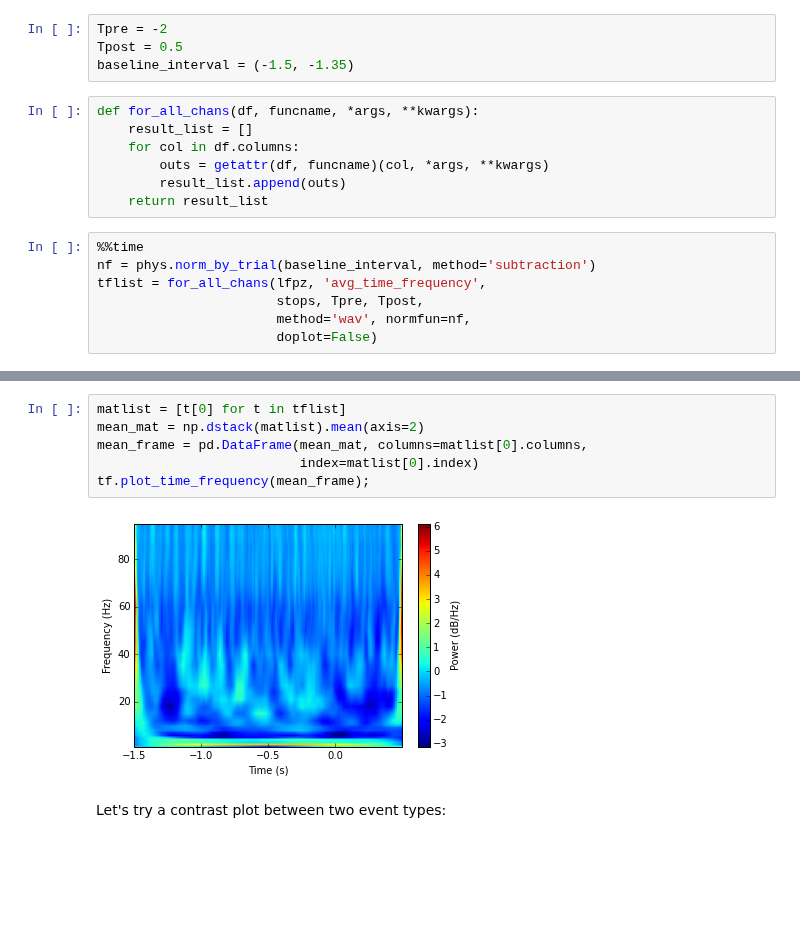
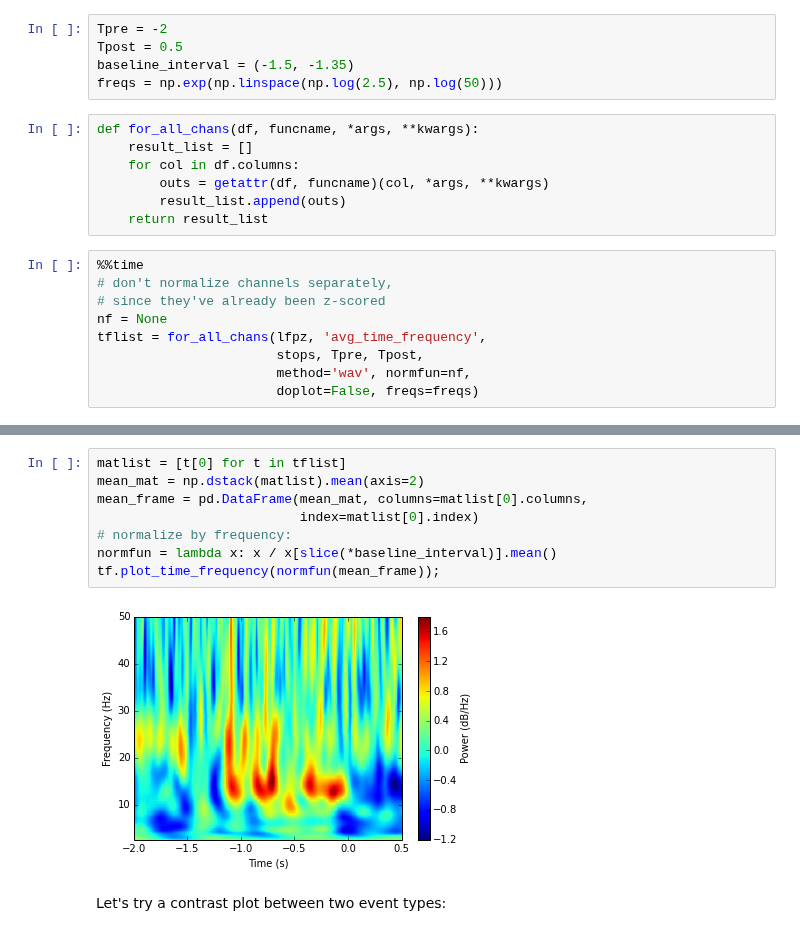
Before and after one commit to jmxpearson/hephys, a Jupyter notebook: bartc/time_frequency_analyze_then_mean.ipynb, the cells around one changed output, grey strips where cells are left out. Drawn from its saved outputs; the diff is of its cells as text; blank space fills up the shorter version.

Commit message:
alternate version of mean tf notebook now standard
new notebook zscores initially, averages across channels,
then normalizes

```diff
--- a/bartc/time_frequency_analyze_then_mean.ipynb
+++ b/bartc/time_frequency_analyze_then_mean.ipynb
@@ -44,6 +40,7 @@ We'll look at a window that begins 1.5 seconds before the event and ends half a
 Tpre = -2
 Tpost = 0.5
 baseline_interval = (-1.5, -1.35)
+freqs = np.exp(np.linspace(np.log(2.5), np.log(50)))
 # %%
 def for_all_chans(df, funcname, *args, **kwargs):
     result_list = []
@@ -53,9 +50,11 @@ def for_all_chans(df, funcname, *args, **kwargs):
     return result_list
 # %%
 %%time
-nf = phys.norm_by_trial(baseline_interval, method='subtraction')
+# don't normalize channels separately,
+# since they've already been z-scored
+nf = None
 tflist = for_all_chans(lfpz, 'avg_time_frequency',
                        stops, Tpre, Tpost,
                        method='wav', normfun=nf,
-                       doplot=False)
+                       doplot=False, freqs=freqs)
 # %% [output]
@@ -64,11 +63,13 @@ Wall time: 2min 9s
 # %%
 matlist = [t[0] for t in tflist]
 mean_mat = np.dstack(matlist).mean(axis=2)
 mean_frame = pd.DataFrame(mean_mat, columns=matlist[0].columns,
                           index=matlist[0].index)
-tf.plot_time_frequency(mean_frame);
+# normalize by frequency:
+normfun = lambda x: x / x[slice(*baseline_interval)].mean()
+tf.plot_time_frequency(normfun(mean_frame));
 # %% [output]
-[figure, old version]
+[figure, new version]
 # %% [markdown]
 Let's try a contrast plot between two event types:
 # %%
```
Also changed, not shown: parts of 5 cells of this notebook.
